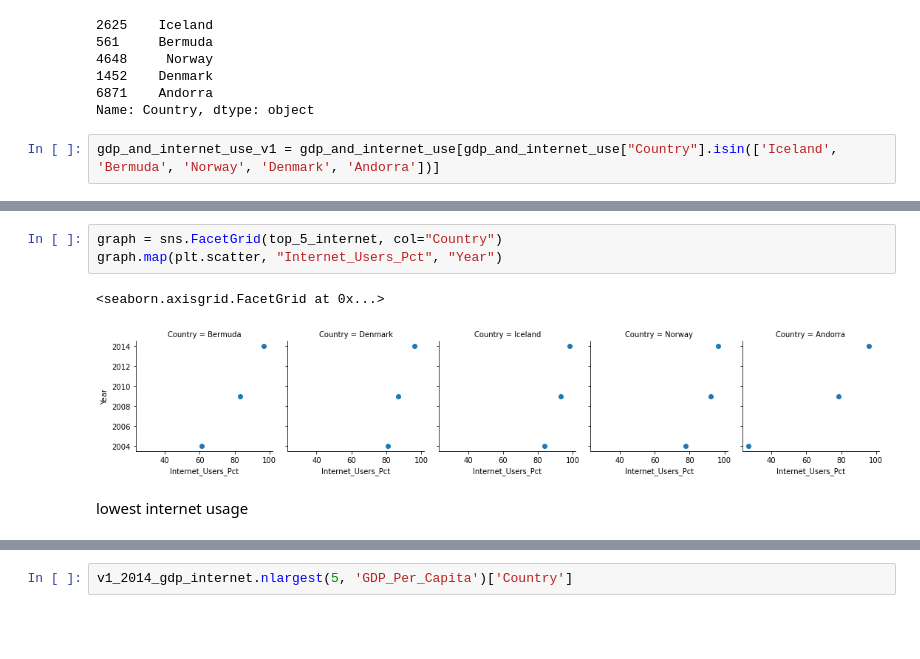
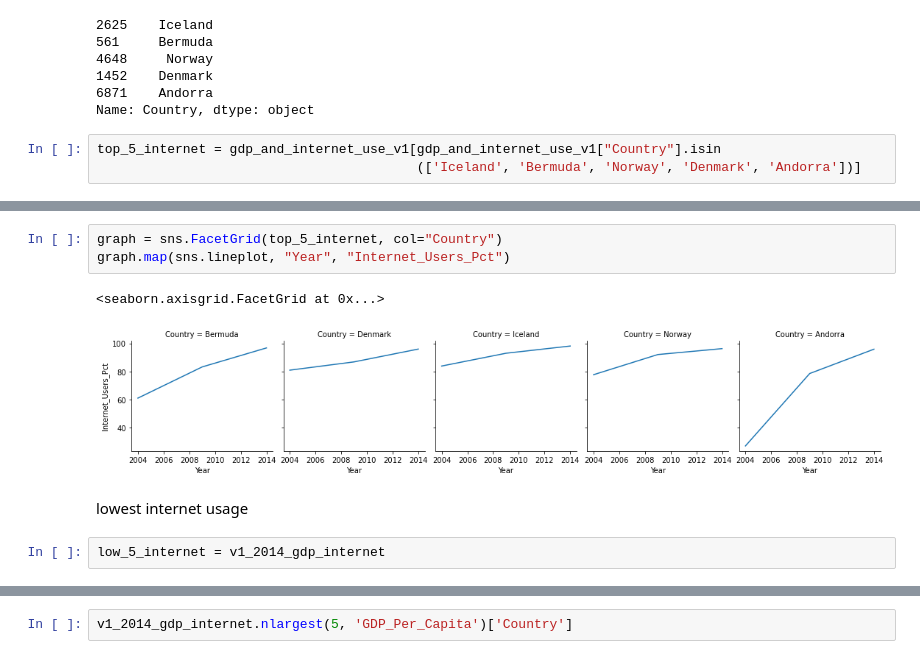
Before and after one commit to eporourke/gdp-and-internet-usage, a Jupyter notebook: notebooks/eor_gdp.ipynb, the cells around one changed output, grey strips where cells are left out. Saved outputs shown, nothing was run; the diff lists cells and outputs as text; blank space fills up the shorter version.

```diff
--- a/notebooks/eor_gdp.ipynb
+++ b/notebooks/eor_gdp.ipynb
@@ -323,4 +325,5 @@ v1_2014_gdp_internet.nlargest(5, 'Internet_Users_Pct')['Country']
 6871    Andorra
 Name: Country, dtype: object
 # %%
-gdp_and_internet_use_v1 = gdp_and_internet_use[gdp_and_internet_use["Country"].isin(['Iceland', 'Bermuda', 'Norway', 'Denmark', 'Andorra'])]
+top_5_internet = gdp_and_internet_use_v1[gdp_and_internet_use_v1["Country"].isin
+                                         (['Iceland', 'Bermuda', 'Norway', 'Denmark', 'Andorra'])]
@@ -338,9 +334,11 @@ gdp_and_internet_use.shape
 # %%
 graph = sns.FacetGrid(top_5_internet, col="Country")
-graph.map(plt.scatter, "Internet_Users_Pct", "Year")
+graph.map(sns.lineplot, "Year", "Internet_Users_Pct")
 # %% [output]
 <seaborn.axisgrid.FacetGrid at 0x...>
-[figure, old version]
+[figure, new version]
 # %% [markdown]
 lowest internet usage
+# %%
+low_5_internet = v1_2014_gdp_internet
 # %%
```
Also changed, not shown: parts of 18 cells of this notebook.
